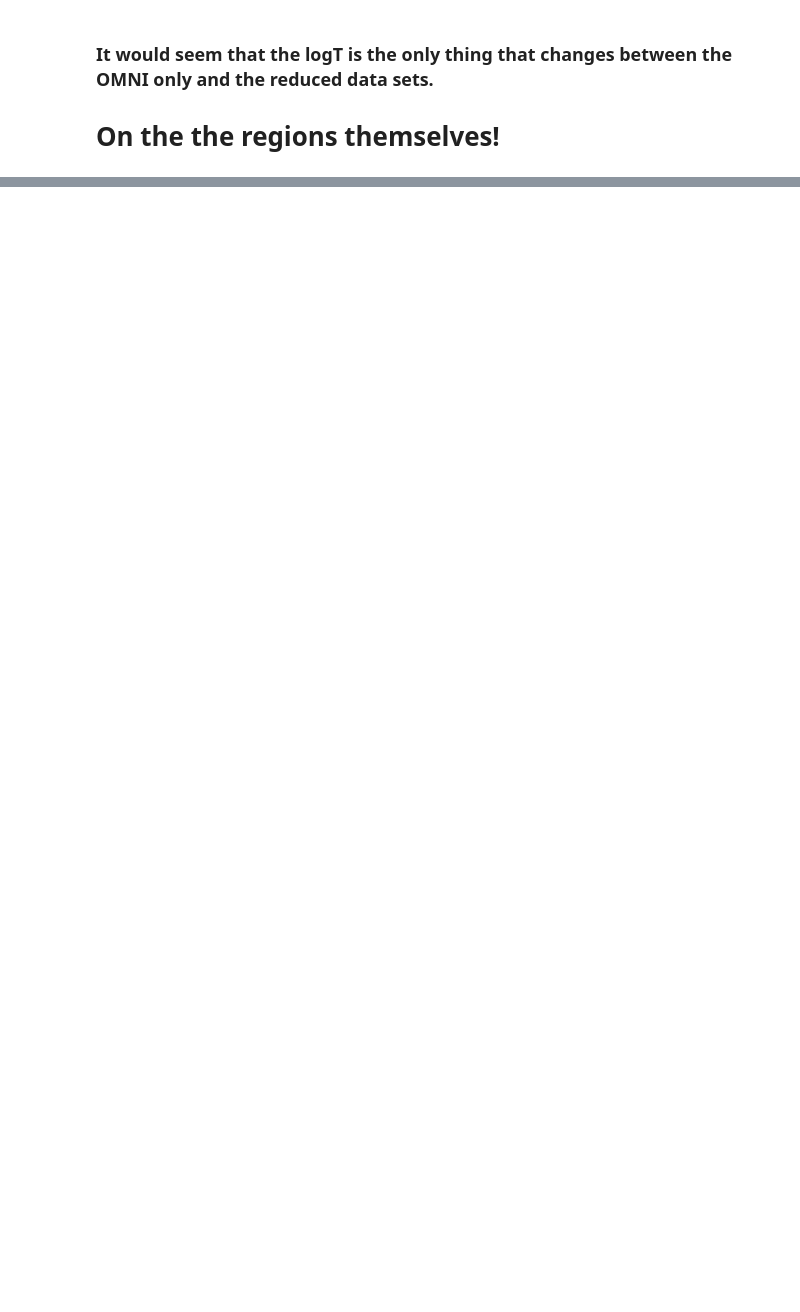
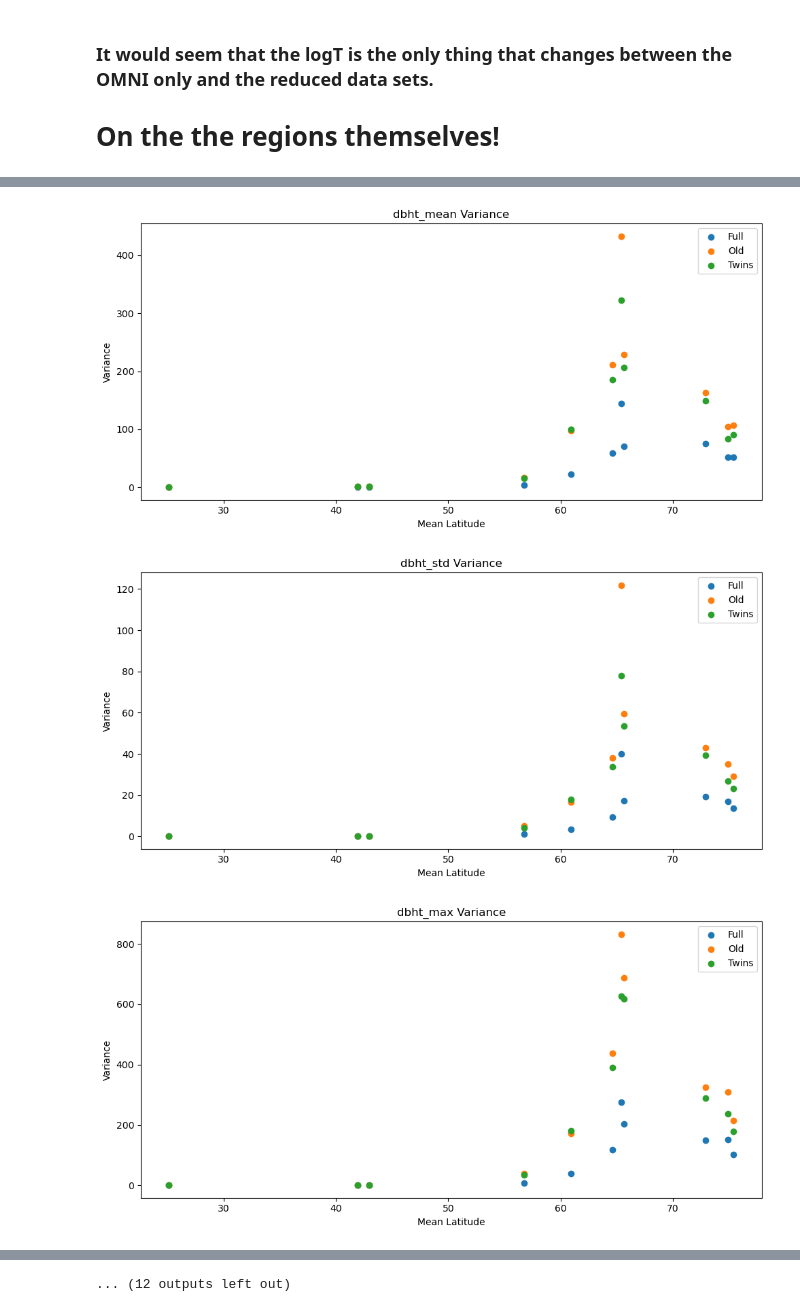
Before and after one commit to mikecoughlan/examining_twins_and_supermag, a Jupyter notebook: feature_examination.ipynb, the cells around one changed output, grey strips where cells are left out. Drawn from its saved outputs; the diff is of its cells as text; code cells hidden in the pictures; blank space fills up the shorter version.

```diff
--- a/feature_examination.ipynb
+++ b/feature_examination.ipynb
@@ -312,9 +346,15 @@ region_163: {'mean_lat': 65.40392, 'omni_corr_features': ['Pressure', 'E_Field']
 
 # On the the regions themselves!
 # %%
+regions = loading_data()
 mag_correlation_dict = {}
+mag_variances = {region: {'mean_lat':regions[region]['mean_lat']} for region in regions.keys()}
+
 
 for region in regions:
+
+	print(region)
+	print(regions[region]['regional_df'].columns)
 
 	temp_full_df = regions[region]['regional_df'].copy()
 	temp_old_storm_dates_df = utils.storm_extract(regions[region]['regional_df'])
@@ -332,4 +372,12 @@ for region in regions:
 	full_corr, old_corr, twins_corr = finding_smart_correlations(temp_full_df, temp_old_storm_dates_df, temp_twins_storm_times_df)
 
 	mag_correlation_dict[region] = {'full_corr': full_corr, 'old_corr': old_corr, 'twins_corr': twins_corr}
+
+	full_var = temp_full_df.var()
+	old_var = temp_old_storm_dates_df.var()
+	twins_var = temp_twins_storm_times_df.var()
+
+	mag_variances[region]['full_var'] = full_var
+	mag_variances[region]['old_var'] = old_var
+	mag_variances[region]['twins_var'] = twins_var
 # %% [output]
@@ -553,46 +401,26 @@ ValueError: continuous format is not supported
-# %%
-mag_variances = {region: {'mean_lat':regions[region]['mean_lat']} for region in regions.keys()}
-
-for region in regions:
-
-	temp_full_df = regions[region]['regional_df'].copy()
-	temp_old_storm_dates_df = utils.storm_extract(regions[region]['regional_df'])
-	temp_twins_storm_times_df = utils.storm_extract(regions[region]['regional_df'], lead=30, recovery=10, twins=True)
-
-	print(f'Initial region df shape: {regions[region]["regional_df"].shape}')
-	print(f'Old method df shape: {temp_old_storm_dates_df.shape}')
-	print(f'Using TWINS dates shape: {temp_twins_storm_times_df.shape}')
-
-	temp_full_df.dropna(inplace=True)
-	temp_old_storm_dates_df.dropna(inplace=True)
-	temp_twins_storm_times_df.dropna(inplace=True)
-
-	full_var = temp_full_df.var()
-	old_var = temp_old_storm_dates_df.var()
-	twins_var = temp_twins_storm_times_df.var()
-
-	mag_variances[region]['full_var'] = full_var
-	mag_variances[region]['old_var'] = old_var
-	mag_variances[region]['twins_var'] = twins_var
 # %%
 x = [mag_variances[region]['mean_lat'] for region in mag_variances.keys()]
 
 for param in mag_variances['region_194']['full_var'].index:
 
 	full_y = [mag_variances[region]['full_var'][param] for region in mag_variances.keys()]
 	old_y = [mag_variances[region]['old_var'][param] for region in mag_variances.keys()]
 	twins_y = [mag_variances[region]['twins_var'][param] for region in mag_variances.keys()]
 
 	fig = plt.figure(figsize=(10, 5))
 	ax = fig.add_subplot(111)
-	plt.plot(x, full_y, label='Full')
-	plt.plot(x, old_y, label='Old')
-	plt.plot(x, twins_y, label='Twins')
+	plt.scatter(x, full_y, label='Full')
+	plt.scatter(x, old_y, label='Old')
+	plt.scatter(x, twins_y, label='Twins')
 
 	ax.set_title(f'{param} Variance')
 	ax.set_ylabel('Variance')
 	ax.set_xlabel('Mean Latitude')
 	ax.legend()
 	plt.tight_layout()
 
 	plt.show()
+# %% [output]
+[figure, added]
+[figure, added]
+[figure, added]
@@ -598,0 +436 @@ for param in mag_variances['region_194']['full_var'].index:
+... (12 outputs left out)
```
Also changed, not shown: parts of 10 cells of this notebook, 2 other files.
